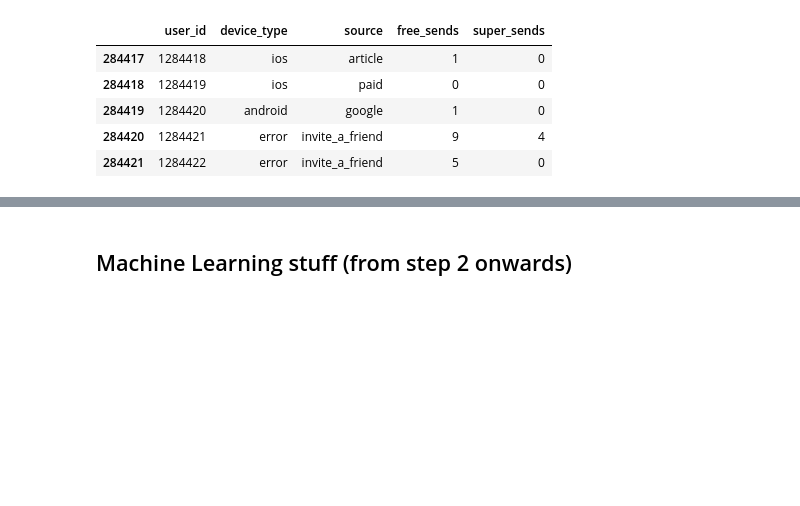
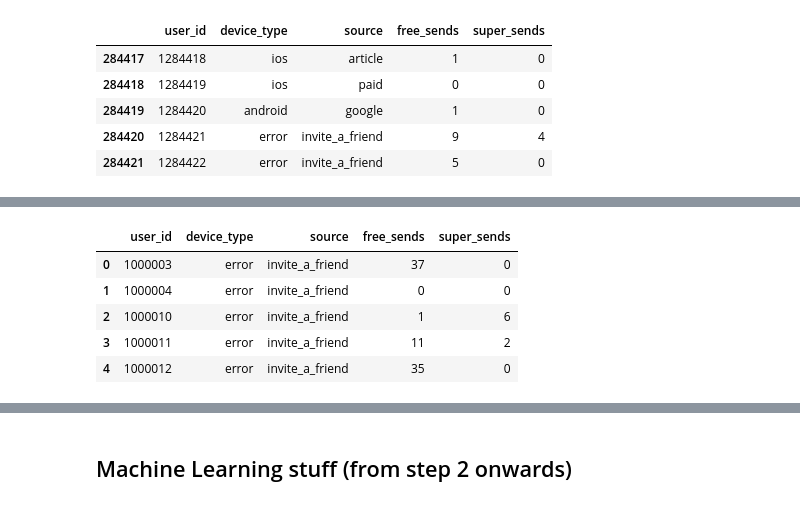
Before and after one commit to gabrielatrindade/send-a-tree, a Jupyter notebook: learning/python/tasks/task1-week5-6friday-MachineLearning.ipynb, the cells around one changed output, grey strips where cells are left out. Saved outputs shown, nothing was run; the diff lists cells and outputs as text; code cells hidden in the pictures; blank space fills up the shorter version.

```diff
--- a/learning/python/tasks/task1-week5-6friday-MachineLearning.ipynb
+++ b/learning/python/tasks/task1-week5-6friday-MachineLearning.ipynb
@@ -196,0 +192,12 @@ data_replaced.head()
+# %%
+# creating a dataframe with observations that have a error device_type
+unknown_values_device = all_data[(all_data.device_type=='error')].reset_index(drop=True)
+
+unknown_values_device.head()
+# %% [output]
+|  | user_id | device_type | source | free_sends | super_sends |
+| 0 | 1000003 | error | invite_a_friend | 37 | 0 |
+| 1 | 1000004 | error | invite_a_friend | 0 | 0 |
+| 2 | 1000010 | error | invite_a_friend | 1 | 6 |
+| 3 | 1000011 | error | invite_a_friend | 11 | 2 |
+| 4 | 1000012 | error | invite_a_friend | 35 | 0 |
```
Also changed, not shown: parts of 9 cells of this notebook.
